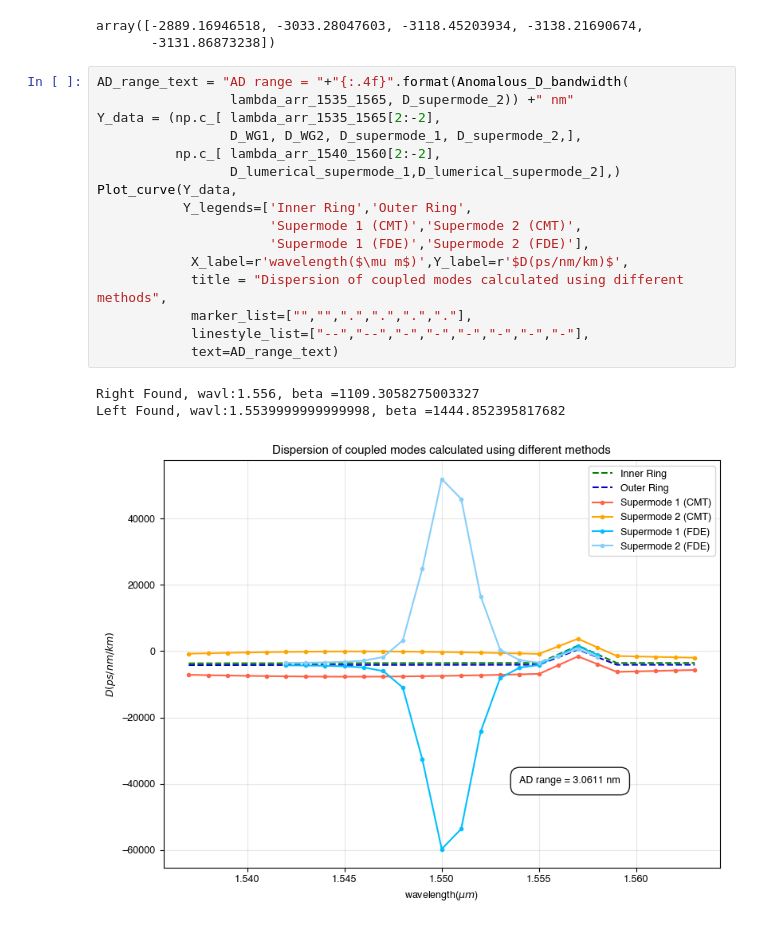
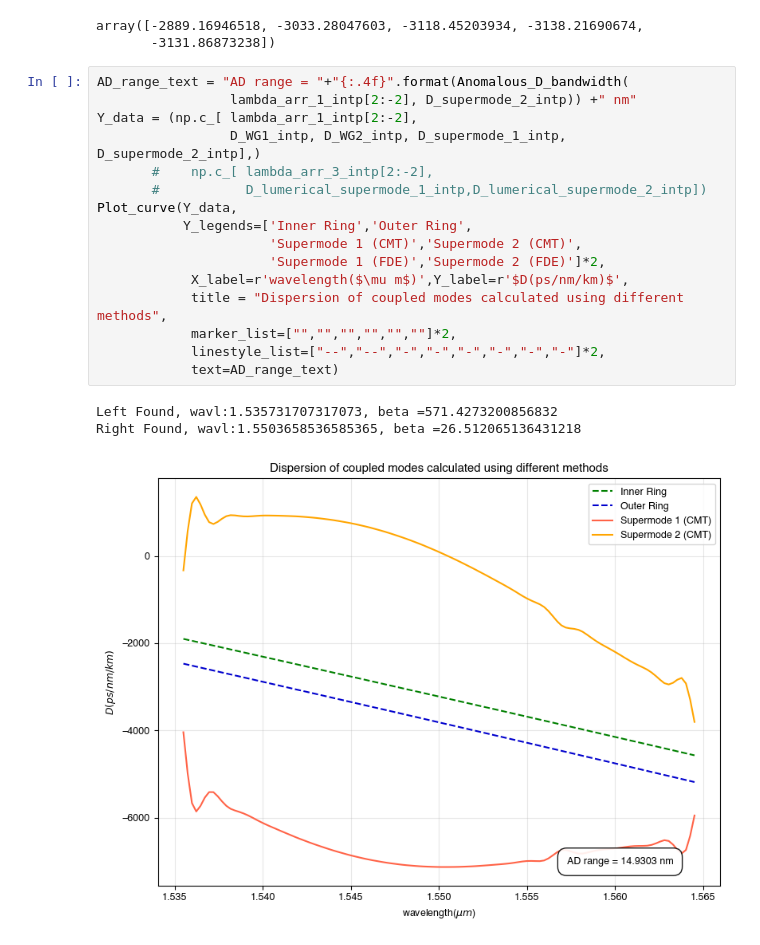
Before and after one commit to Harryxwh/SiNDispersionEngineering, a Jupyter notebook: data_analysis.ipynb, the cells around one changed output. Cells and saved outputs as stored; diff of their text form.

```diff
--- a/data_analysis.ipynb
+++ b/data_analysis.ipynb
@@ -794,21 +845,21 @@ array([-2889.16946518, -3033.28047603, -3118.45203934, -3138.21690674,
        -3131.86873238])
 # %%
 AD_range_text = "AD range = "+"{:.4f}".format(Anomalous_D_bandwidth(
-                 lambda_arr_1535_1565, D_supermode_2)) +" nm"
-Y_data = (np.c_[ lambda_arr_1535_1565[2:-2],
-                 D_WG1, D_WG2, D_supermode_1, D_supermode_2,],
-          np.c_[ lambda_arr_1540_1560[2:-2],
-                 D_lumerical_supermode_1,D_lumerical_supermode_2],)
+                 lambda_arr_1_intp[2:-2], D_supermode_2_intp)) +" nm"
+Y_data = (np.c_[ lambda_arr_1_intp[2:-2],
+                 D_WG1_intp, D_WG2_intp, D_supermode_1_intp, D_supermode_2_intp],)
+       #    np.c_[ lambda_arr_3_intp[2:-2],
+       #           D_lumerical_supermode_1_intp,D_lumerical_supermode_2_intp])
 Plot_curve(Y_data,
            Y_legends=['Inner Ring','Outer Ring',
                       'Supermode 1 (CMT)','Supermode 2 (CMT)',
-                      'Supermode 1 (FDE)','Supermode 2 (FDE)'],
+                      'Supermode 1 (FDE)','Supermode 2 (FDE)']*2,
             X_label=r'wavelength($\mu m$)',Y_label=r'$D(ps/nm/km)$',
             title = "Dispersion of coupled modes calculated using different methods",
-            marker_list=["","",".",".",".","."],
-            linestyle_list=["--","--","-","-","-","-","-","-"],
+            marker_list=["","","","","",""]*2,
+            linestyle_list=["--","--","-","-","-","-","-","-"]*2,
             text=AD_range_text)
 # %% [output]
-Right Found, wavl:1.556, beta =1109.3058275003327
-Left Found, wavl:1.5539999999999998, beta =1444.852395817682
+Left Found, wavl:1.535731707317073, beta =571.4273200856832
+Right Found, wavl:1.5503658536585365, beta =26.512065136431218
-[figure, old version]
+[figure, new version]
```
Also changed, not shown: parts of 11 cells of this notebook, 7 other files.
